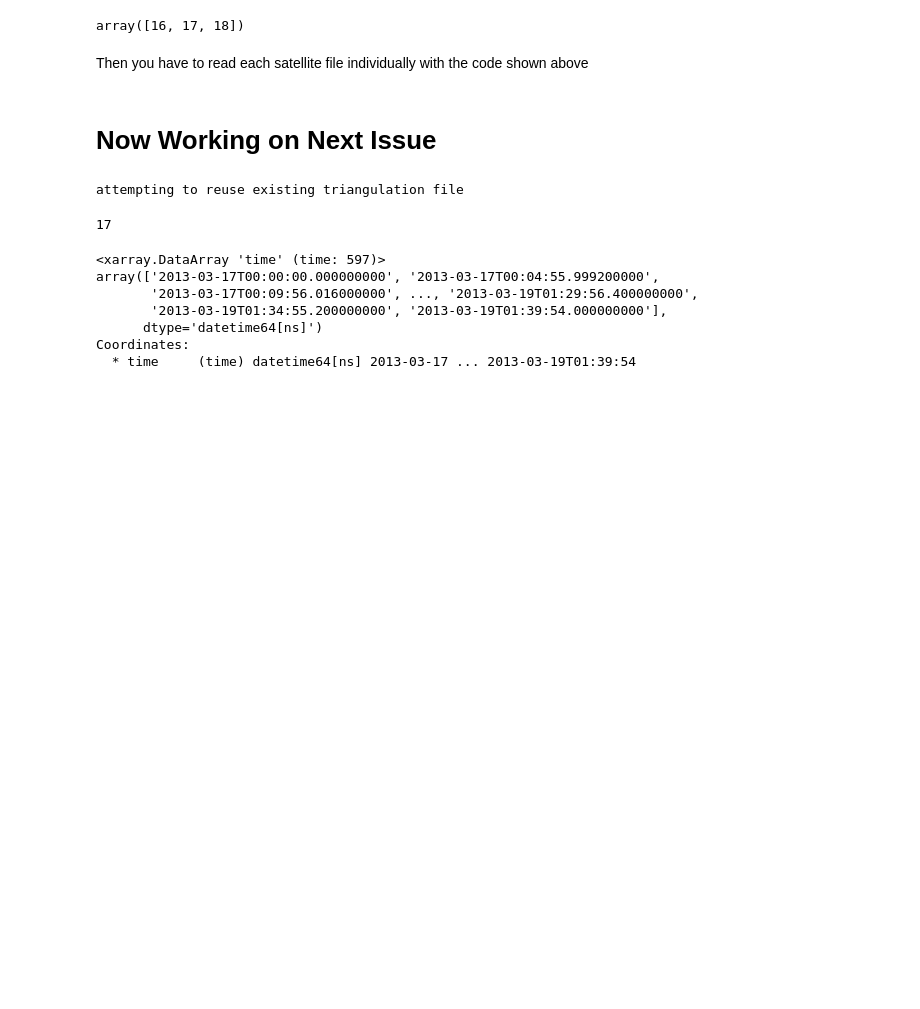
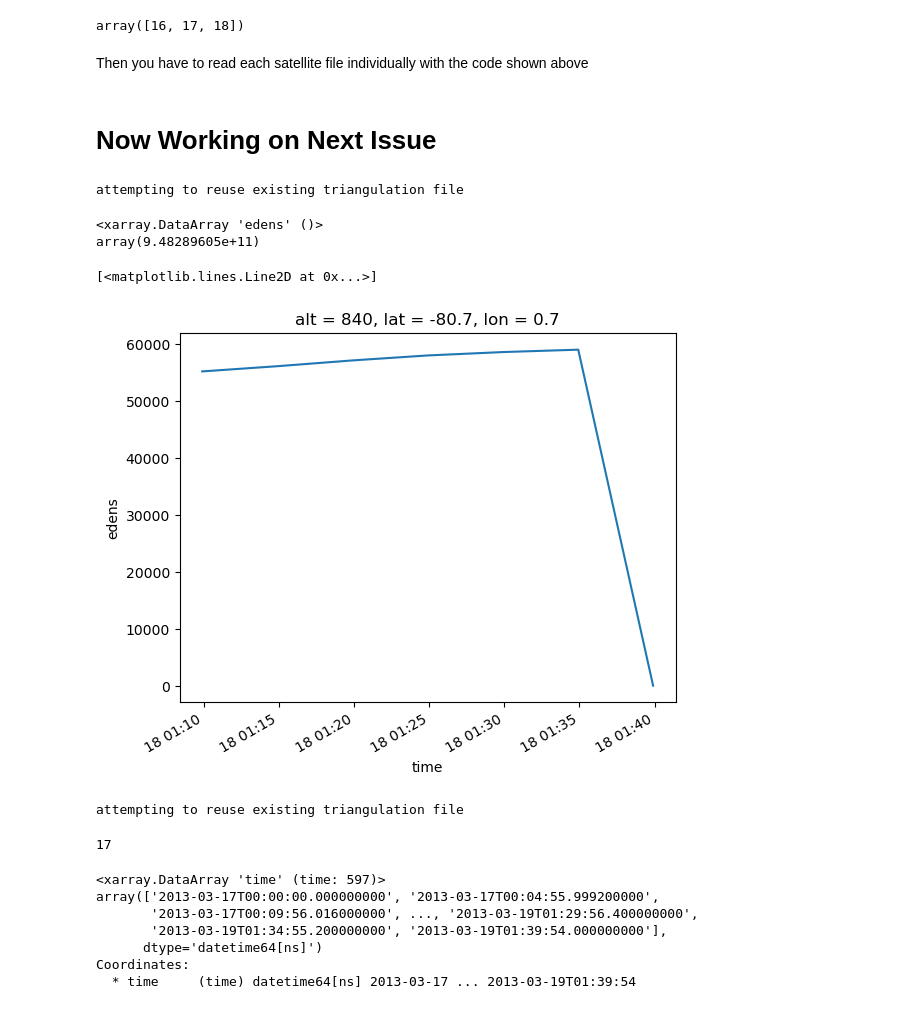
Before and after one commit to abukowski21/SAMI3-GITM-python, a Jupyter notebook: InterpolationCodeUsage.ipynb, the cells around one changed output. Saved outputs shown, nothing was run; the diff lists cells and outputs as text; code cells hidden in the pictures; blank space fills up the shorter version.

Commit message:
Prasoon aaron meeting

```diff
--- a/InterpolationCodeUsage.ipynb
+++ b/InterpolationCodeUsage.ipynb
@@ -201,3 +203,46 @@ import interpolate_outputs
+# %%
+interpolate_outputs = importlib.reload(interpolate_outputs)
+
+
+out_path = '/petastore/phil/Prasoon_satellite_project/'
+
+sami_data_path = '/petastore/phil/Prasoon_satellite_project/more_runs/20130317/sami-gitm-coupled/'
+
+#set up output grid
+satnow = allsatdf.loc[allsatdf.sat == 17].reset_index(drop=True)
+latlon = [satnow.glat, satnow.glon]
+latlon = np.array(latlon)
+alt = [840 for i in range(len(latlon[0]))]
+#alt = [840, 850, 860, 870]
+
+latlonalt = ([latlon[0], latlon[1], alt])
+
+
+ds = interpolate_outputs.do_interpolations(sami_data_path=sami_data_path,
+                                           dtime_sim_start='20130316',
+                                           # out_lat_lon_alt=latlonalt,
+                                           out_path=out_path,
+                                           sami_mintime = 290,
+                                           out_runname='aaron_test_',
+                                           # to change the output name for each sat
+                                           save_delauney=True,
+                                           cols='edens',
+                                           show_progress=False,
+                                           engine=None, #change to None if this makes errors
+                                           return_ds_too=True
+                                          )
+# %% [output]
+attempting to reuse existing triangulation file
+# %%
+ds.edens.sum()
+# %% [output]
+<xarray.DataArray 'edens' ()>
+array(9.48289605e+11)
+# %%
+ds.edens.isel(lat=6, lon=6, alt=0).plot(x='time')
+# %% [output]
+[<matplotlib.lines.Line2D at 0x...>]
+[figure, added]
 # %%
 allsatdf = pd.read_csv('/petastore/phil/Prasoon_satellite_project/satfiles/20130317/DMSP_all-with_datetime.csv')
 samipath = '/petastore/phil/Prasoon_satellite_project/more_runs/20130317/sami-gitm-coupled/'
```
Also changed, not shown: parts of 3 cells of this notebook, 2 other files.
